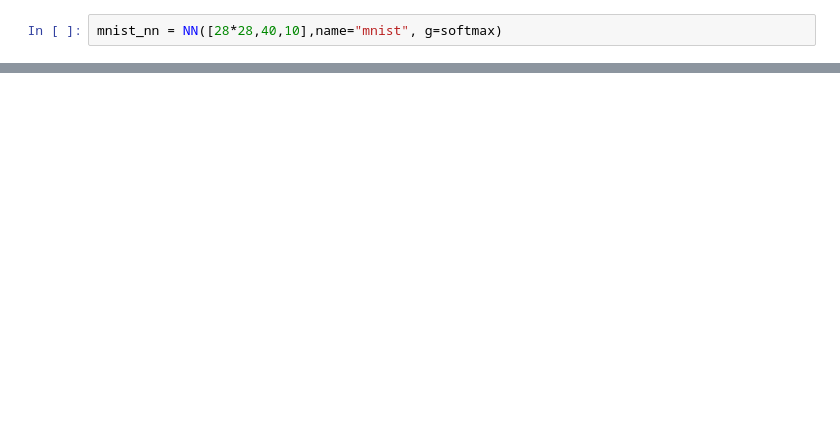
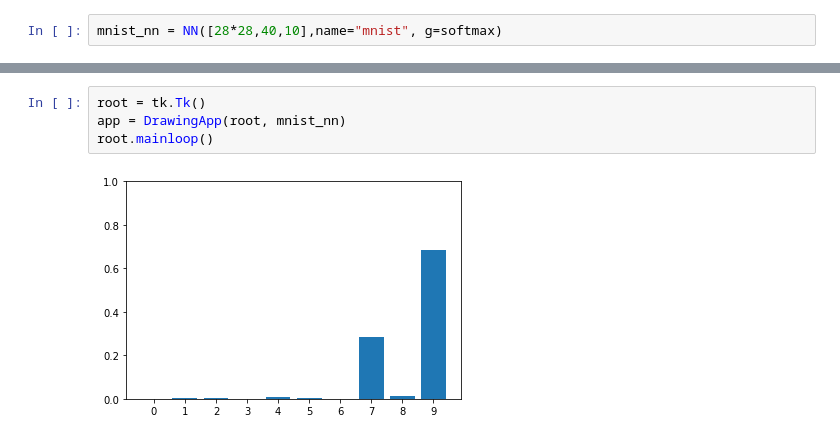
Before and after one commit to Tokumei-54/Prepa, a Jupyter notebook: TIPE/mnist.ipynb, the cells around one changed output, grey strips where cells are left out. Saved outputs shown, nothing was run; the diff lists cells and outputs as text; blank space fills up the shorter version.

```diff
--- a/TIPE/mnist.ipynb
+++ b/TIPE/mnist.ipynb
@@ -27,0 +90,6 @@ for x, y in zip(x_test, y_test):
+# %%
+root = tk.Tk()
+app = DrawingApp(root, mnist_nn)
+root.mainloop()
+# %% [output]
+[figure, added]
```
Also changed, not shown: parts of 9 cells of this notebook, 6 other files.
